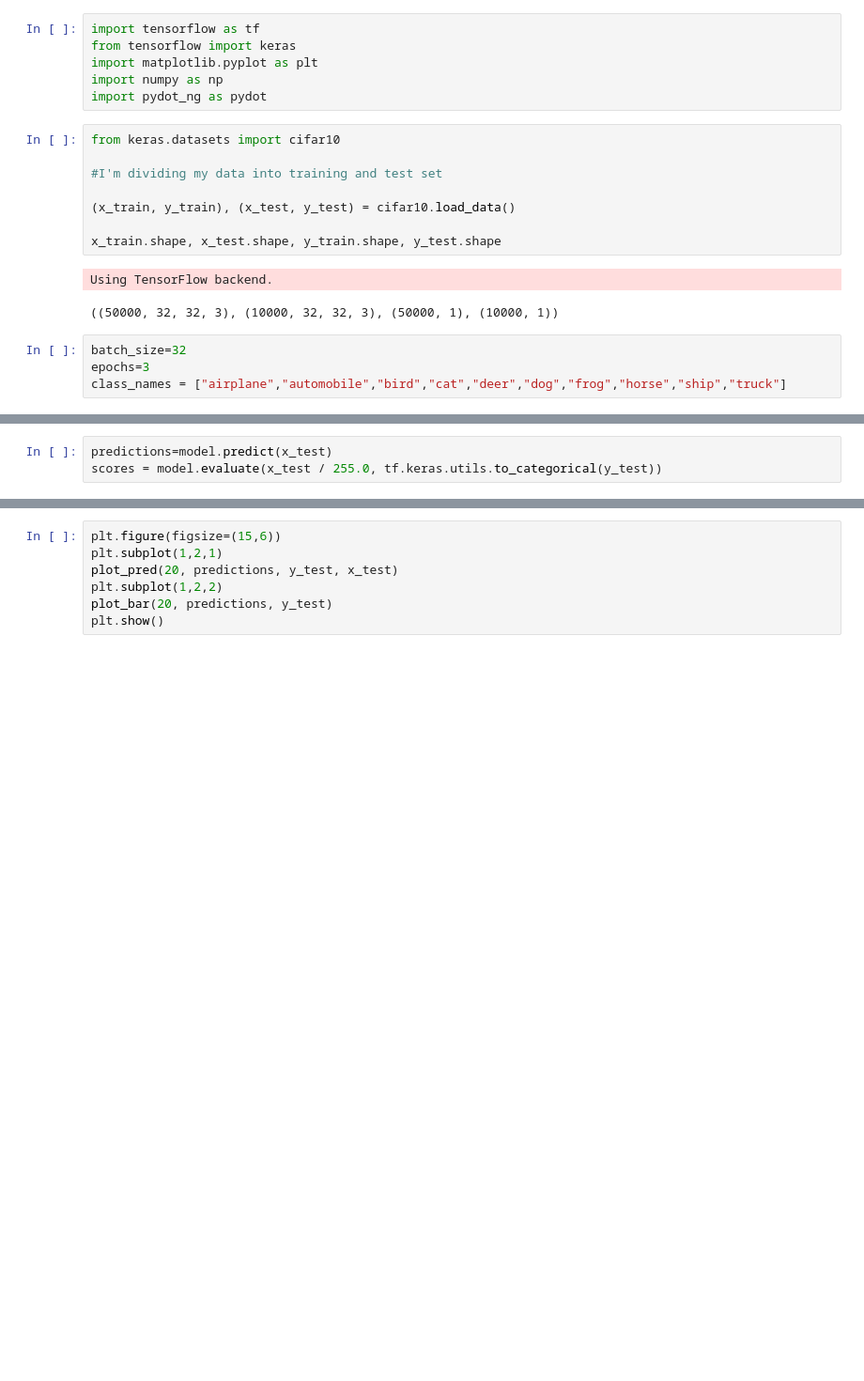
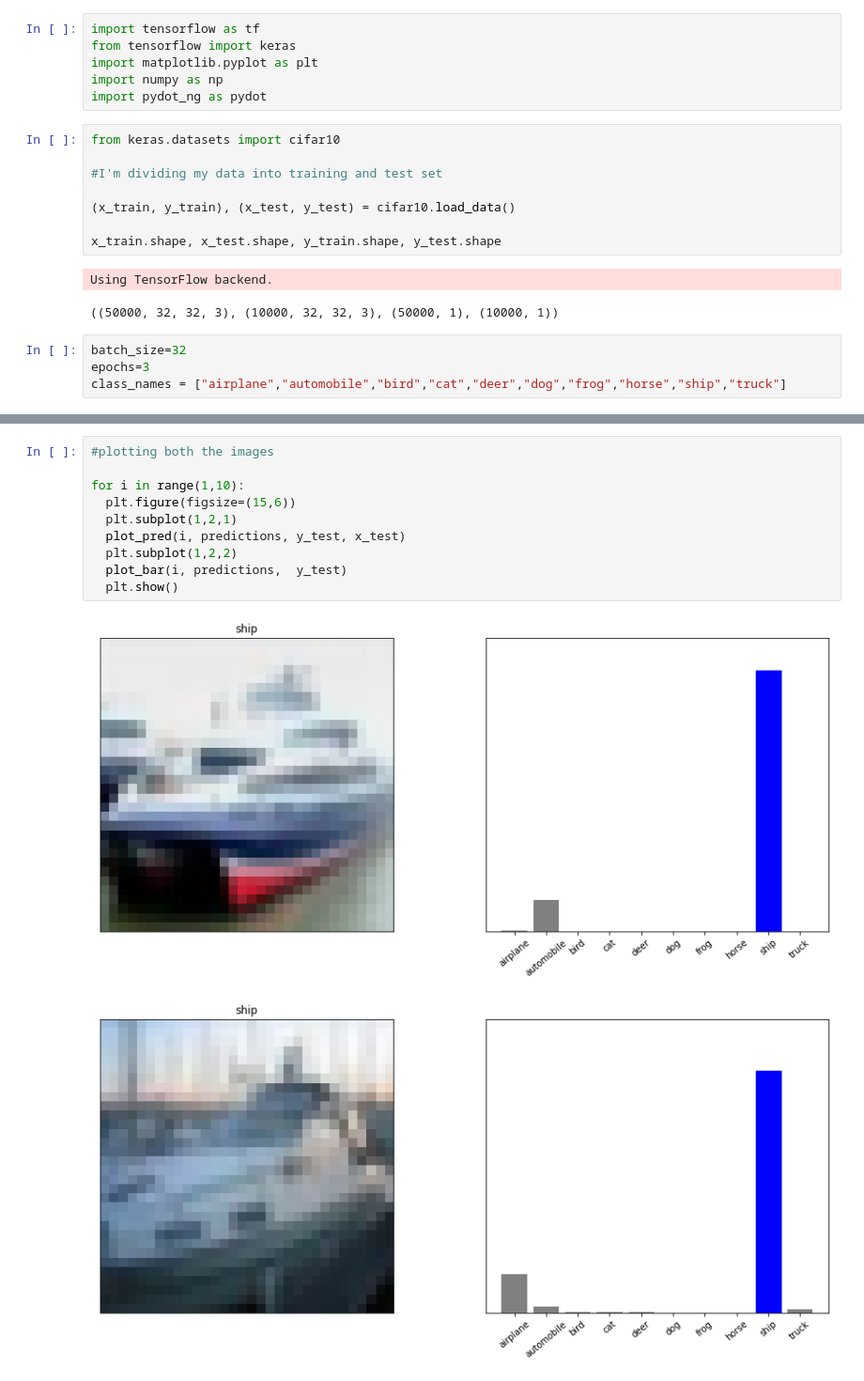
Before and after one commit to guillermohenrion/AI, a Jupyter notebook: Convolutional_Neural_Network.ipynb, the cells around one changed output, grey strips where cells are left out. Shown at 94% size. Drawn from its saved outputs; the diff is of its cells as text; blank space fills up the shorter version.

```diff
--- a/Convolutional_Neural_Network.ipynb
+++ b/Convolutional_Neural_Network.ipynb
@@ -54,6 +81,3 @@ model.fit(x_train/255.0,tf.keras.utils.to_categorical(y_train), batch_size=batch
-# %%
-predictions=model.predict(x_test)
-scores = model.evaluate(x_test / 255.0, tf.keras.utils.to_categorical(y_test))
 # %%
 #I'm defining a function that plot my predicted image, with true #label as title
 def plot_pred(i,predictions_array,true_label,img):
@@ -98,7 +112,13 @@ plt.imshow(img)
 # %%
-plt.figure(figsize=(15,6))
-plt.subplot(1,2,1)
-plot_pred(20, predictions, y_test, x_test)
-plt.subplot(1,2,2)
-plot_bar(20, predictions, y_test)
-plt.show()
+#plotting both the images
+
+for i in range(1,10):
+  plt.figure(figsize=(15,6))
+  plt.subplot(1,2,1)
+  plot_pred(i, predictions, y_test, x_test)
+  plt.subplot(1,2,2)
+  plot_bar(i, predictions,  y_test)
+  plt.show()
+# %% [output]
+[figure, added]
+[figure, added]
```
Also changed, not shown: parts of 10 cells of this notebook.
